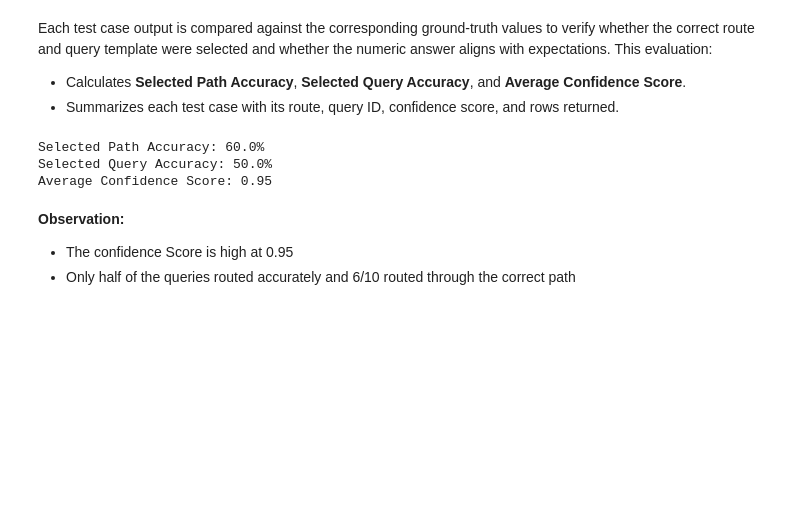
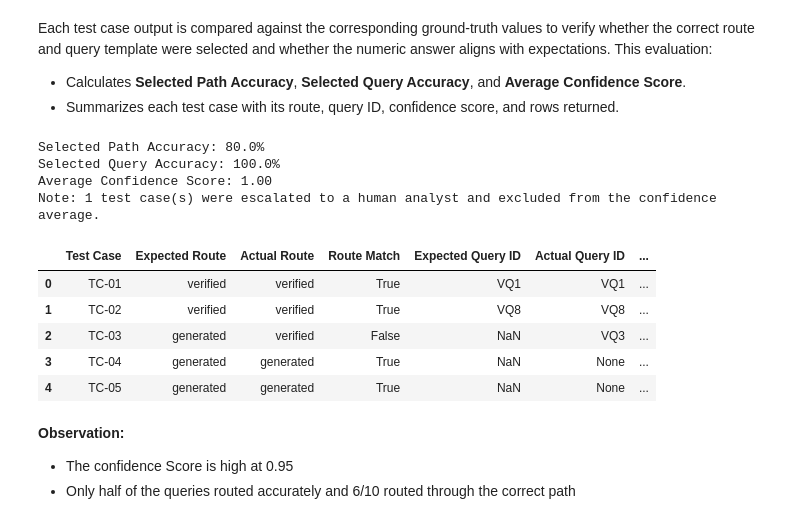
Before and after one commit to lacyowens88/BankApp, a Jupyter notebook: Learner_Notebook_Project_3_Credit_Risk_Query_Engine.ipynb, the cells around one changed output. Saved outputs shown, nothing was run; the diff lists cells and outputs as text; code cells hidden in the pictures; blank space fills up the shorter version.

Commit message:
Update Learner_Notebook_Project_3_Credit_Risk_Query_Engine.ipynb_Correct Test_5

```diff
--- a/Learner_Notebook_Project_3_Credit_Risk_Query_Engine.ipynb
+++ b/Learner_Notebook_Project_3_Credit_Risk_Query_Engine.ipynb
@@ -1506,37 +1510,52 @@ test_results = [test_1, test_2, test_3, test_4, test_5]
 
 for i, (_, gt) in enumerate(ground_truth.iterrows()):
     tr = test_results[i]
 
     evaluation_rows.append({
         'Test Case': gt['Test Case'],
         'Expected Route': gt['Expected Route'],
         'Actual Route': tr['route'],
         'Route Match': tr['route'] == gt['Expected Route'],
         'Expected Query ID': gt['Expected Query ID'],
         'Actual Query ID': tr['query_id'],
         'Query ID Match': (
             pd.isna(gt['Expected Query ID']) and pd.isna(tr['query_id'])
         ) or tr['query_id'] == gt['Expected Query ID'],
         'Confidence': tr['confidence'],
         'Rows Returned': tr['row_count']
     })
 
 evaluation_df = pd.DataFrame(evaluation_rows)
 
 path_accuracy = evaluation_df['Route Match'].mean() * 100
 
 verified = evaluation_df['Expected Route'].str.strip().str.lower() == 'verified'
 query_accuracy = evaluation_df.loc[verified, 'Query ID Match'].mean() * 100
 
-average_confidence = evaluation_df['Confidence'].mean()
+# Coerce to numeric so a string like 'ESCALATED' becomes NaN instead of crashing .mean()
+numeric_confidence = pd.to_numeric(evaluation_df['Confidence'], errors='coerce')
+average_confidence = numeric_confidence.mean()
 
 print(f"Selected Path Accuracy: {path_accuracy:.1f}%")
 print(f"Selected Query Accuracy: {query_accuracy:.1f}%")
 print(f"Average Confidence Score: {average_confidence:.2f}")
+
+if evaluation_df['Confidence'].astype(str).eq('ESCALATED').any():
+    n_escalated = evaluation_df['Confidence'].astype(str).eq('ESCALATED').sum()
+    print(f"Note: {n_escalated} test case(s) were escalated to a human analyst and excluded from the confidence average.")
+
+evaluation_df
 # %% [output]
-Selected Path Accuracy: 60.0%
-Selected Query Accuracy: 50.0%
-Average Confidence Score: 0.95
+Selected Path Accuracy: 80.0%
+Selected Query Accuracy: 100.0%
+Average Confidence Score: 1.00
+Note: 1 test case(s) were escalated to a human analyst and excluded from the confidence average.
+|  | Test Case | Expected Route | Actual Route | Route Match | Expected Query ID | Actual Query ID | ... |
+| 0 | TC-01 | verified | verified | True | VQ1 | VQ1 | ... |
+| 1 | TC-02 | verified | verified | True | VQ8 | VQ8 | ... |
+| 2 | TC-03 | generated | verified | False | NaN | VQ3 | ... |
+| 3 | TC-04 | generated | generated | True | NaN | None | ... |
+| 4 | TC-05 | generated | generated | True | NaN | None | ... |
 # %% [markdown]
 **Observation:**
 
```
Also changed, not shown: parts of 21 cells of this notebook.
